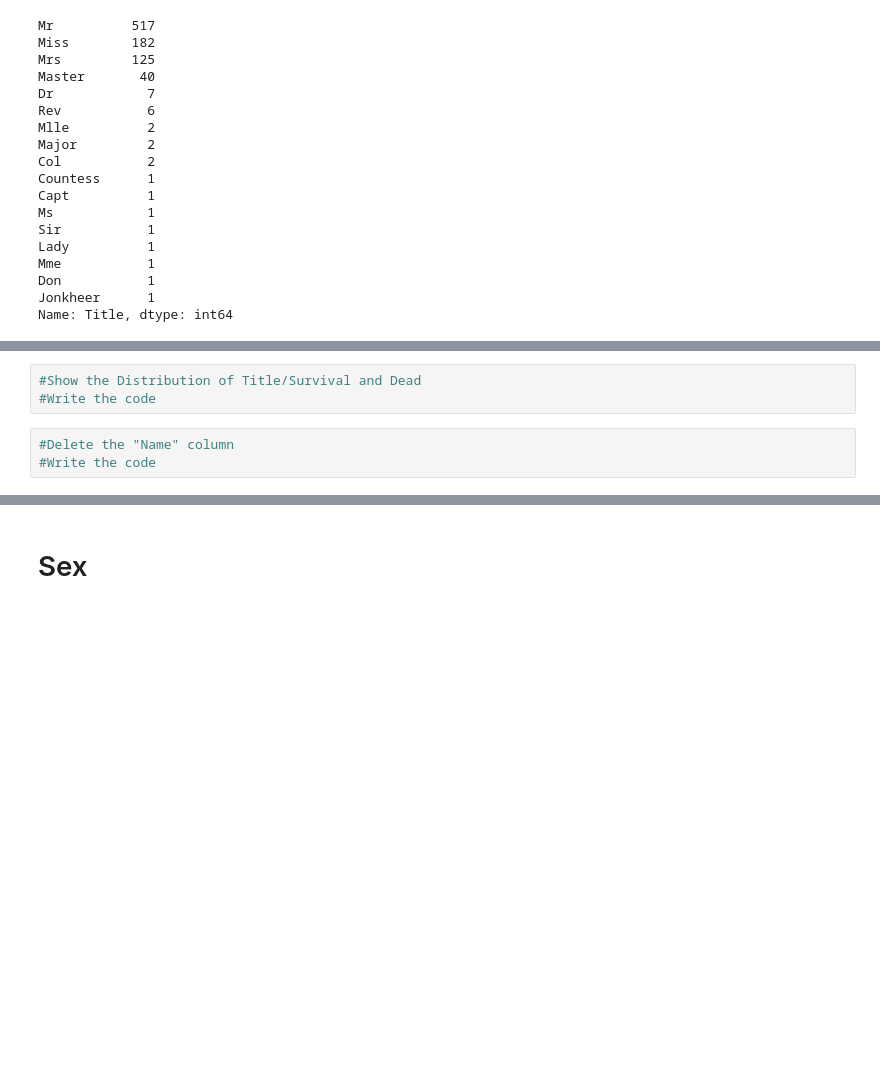
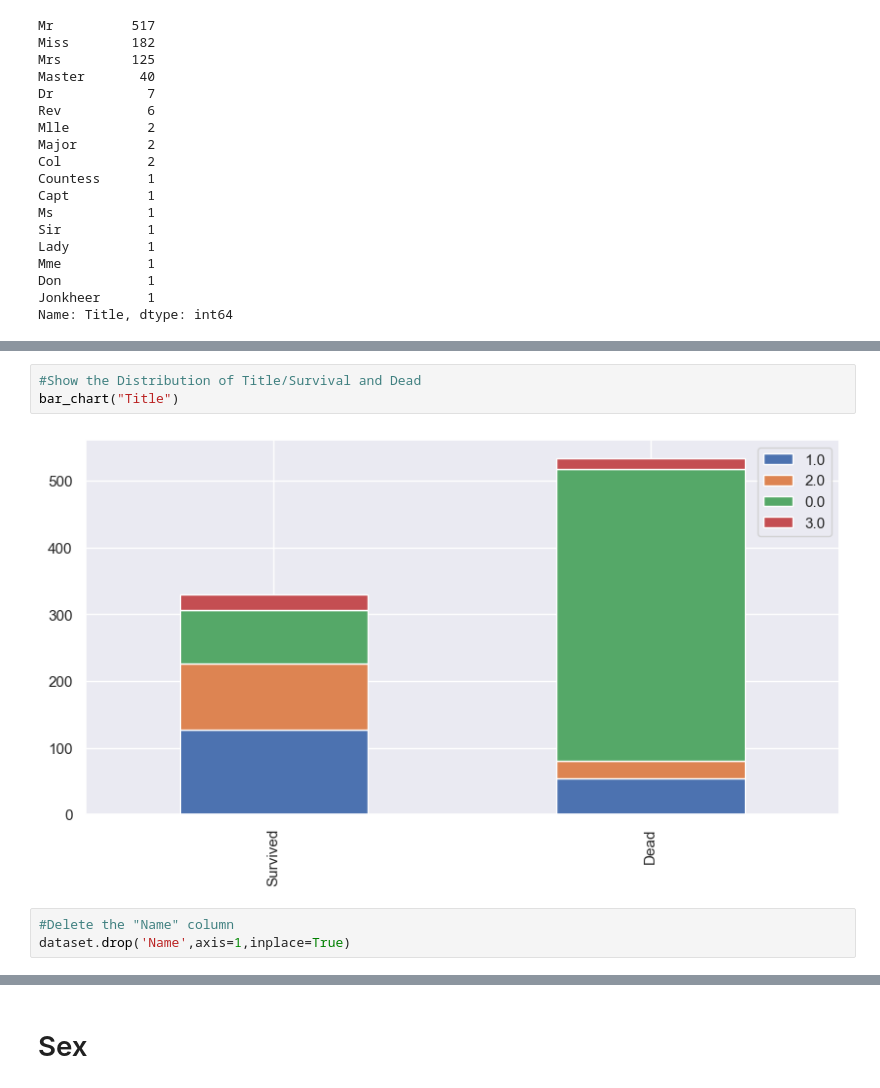
Before and after one commit to KaiTung/NCU_111_ML, a Jupyter notebook: 111-1機器學習/Week8/ToStudents/Lab-DNN-Titanic/DNN-ToStudents.ipynb, the cells around one changed output, grey strips where cells are left out. Saved outputs shown, nothing was run; the diff lists cells and outputs as text; blank space fills up the shorter version.

```diff
--- a/111-1機器學習/Week8/ToStudents/Lab-DNN-Titanic/DNN-ToStudents.ipynb
+++ b/111-1機器學習/Week8/ToStudents/Lab-DNN-Titanic/DNN-ToStudents.ipynb
@@ -154,9 +175,11 @@ dataset.head()
 # %%
 #Show the Distribution of Title/Survival and Dead
-#Write the code
+bar_chart("Title")
+# %% [output]
+[figure, added]
 # %%
 #Delete the "Name" column
-#Write the code
+dataset.drop('Name',axis=1,inplace=True)
 # %%
 #Current dataframe
 dataset.head()
```
Also changed, not shown: parts of 45 cells of this notebook, 1 other file.
